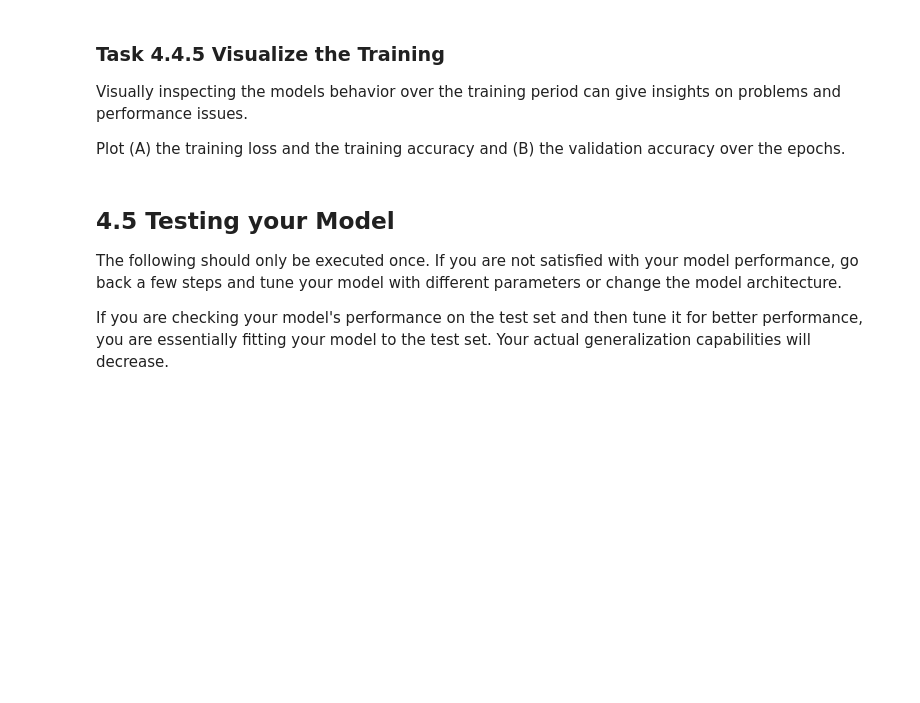
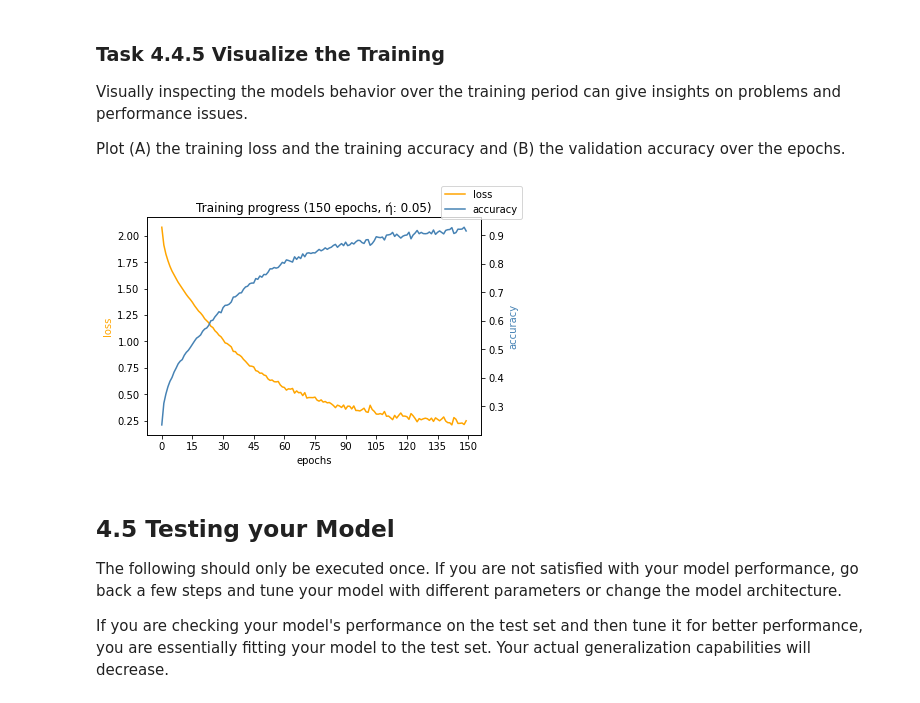
Before and after one commit to JakobSachs/DAIS2022, a Jupyter notebook: A04 - Deep Learning/CIFAR10REC.ipynb, the cells around one changed output. Saved outputs shown, nothing was run; the diff lists cells and outputs as text; code cells hidden in the pictures; blank space fills up the shorter version.

Commit message:
finished MLP model etc. (~90%acc)

```diff
--- a/A04 - Deep Learning/CIFAR10REC.ipynb
+++ b/A04 - Deep Learning/CIFAR10REC.ipynb
@@ -105,8 +134,11 @@ _Hint: What is known in PyTorch as a linear layer refers to a fully connected or
 model = nn.Sequential(
                       nn.Flatten(),
                       nn.Linear(32*32*3, 512),
+                      nn.Dropout(0.1),
                       nn.ReLU(),
-                      nn.Linear(512, 10),
+                      nn.Linear(512, 64),
+                      nn.Tanh(),
+                      nn.Linear(64, 10),
                       )
 # %% [markdown]
 ## 4.4 Training the Model
@@ -128,3 +155,8 @@ epochs = 1
+# %%
+learning_rate = 0.05
+loss = nn.CrossEntropyLoss()
+optimizer = torch.optim.SGD(model.parameters(), lr=learning_rate)
+epochs = 150
 # %% [markdown]
 ### 4.4.2 The Training Function
 The function `train` trains your model for one epoch and keeps track of the correct/incorrect predictions. It takes a model, a dataloader, and optimizer and a loss function, trains the model for one epoch and returns the mean loss over the epoch as well as the accuracy.
@@ -170,14 +202,40 @@ Write the training loop for your model:
 
 Run your training loop! Depending on the size of your network architecture and the number of epochs, this might take a few minutes.
 # %%
-# your code here
+from tqdm import tqdm
+
+loss_trk = []
+accuracy_trk = []
+
+pr_b = tqdm(range(epochs))
+
+for e_idx in pr_b:
+  pr_b.set_description(f"Loss: {loss_trk[-1]):.4f}")
+  (l,a) = train(model,testloader,optimizer,loss)
+  loss_trk.append(l)
+  accuracy_trk.append(a)
 # %% [markdown]
 ### Task 4.4.5 Visualize the Training
 Visually inspecting the models behavior over the training period can give insights on problems and performance issues.
 
 Plot (A) the training loss and the training accuracy and (B) the validation accuracy over the epochs.
 # %%
-# your code here
+(fig,ax) = plt.subplots()
+
+
+ax.plot(loss_trk,label="loss",color="orange")
+ax.set_xlabel("epochs")
+ax.set_ylabel("loss",color="orange")
+ax.set_xticks([i  for i in range(0,epochs+1,epochs // 10 )])
+
+ax2 = ax.twinx()
+ax2.plot(accuracy_trk,label="accuracy",color="steelblue")
+ax2.set_ylabel("accuracy",color="steelblue")
+fig.legend()
+ax.set_title(f"Training progress ({epochs} epochs, ή: {learning_rate})")
+plt.show()
+# %% [output]
+[figure, added]
 # %% [markdown]
 ## 4.5 Testing your Model
 The following should only be executed once. If you are not satisfied with your model performance, go back a few steps and tune your model with different parameters or change the model architecture.
```
Also changed, not shown: parts of 10 cells of this notebook.
